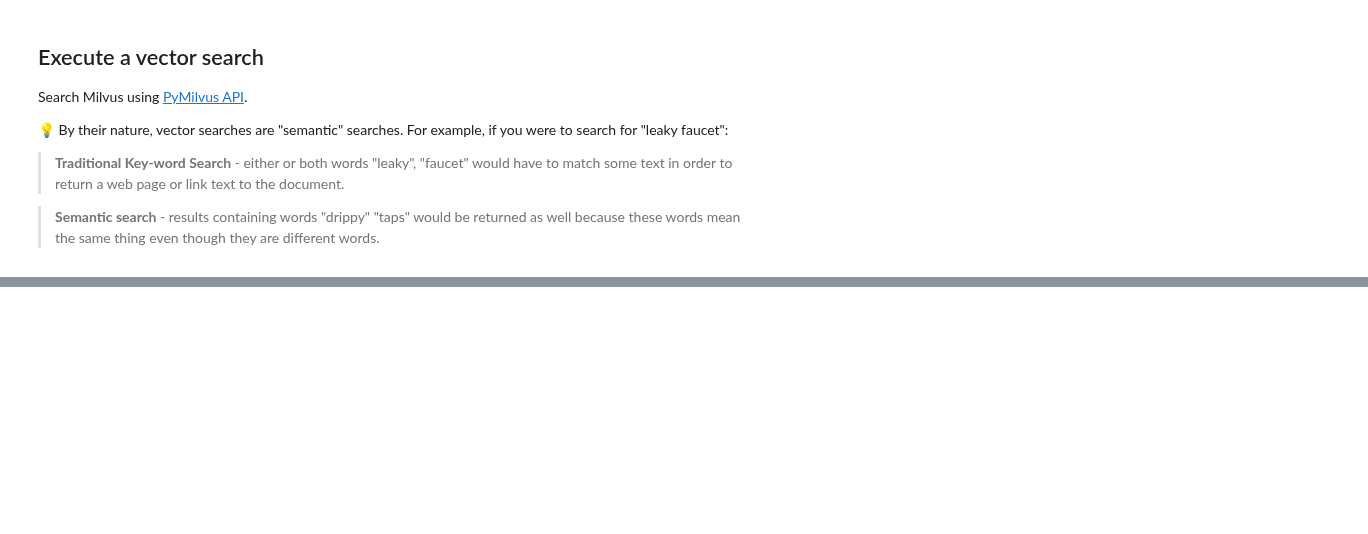
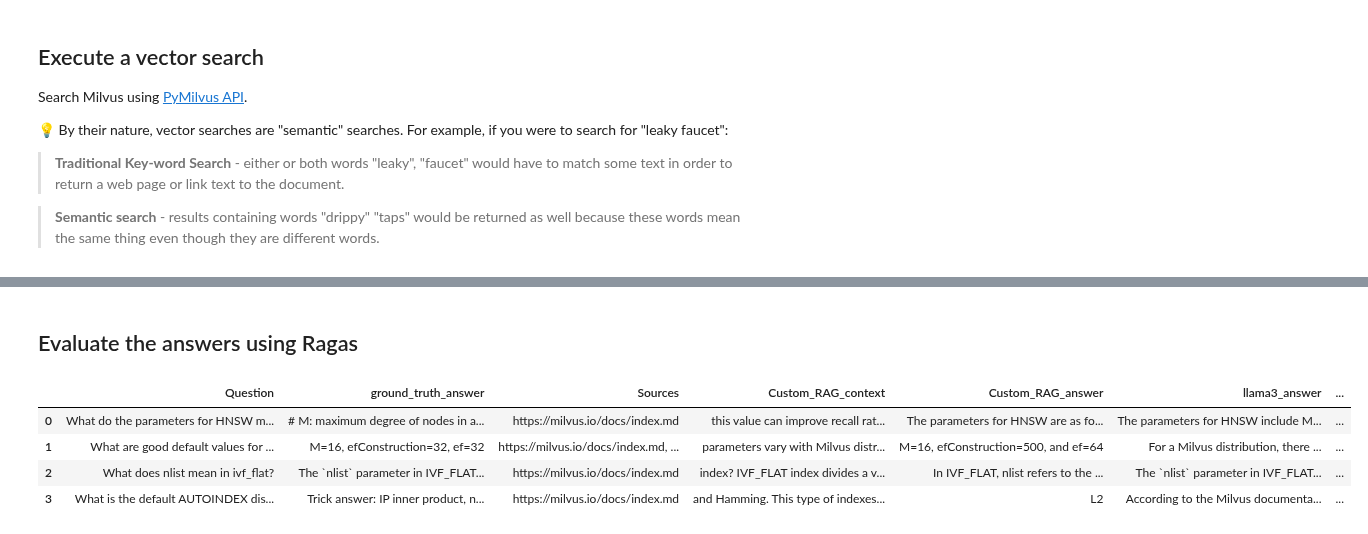
Before and after one commit to AKJUS/bootcamp, a Jupyter notebook: bootcamp/workshops/sfbayacm_april_24_2024.ipynb, the cells around one changed output, grey strips where cells are left out. Drawn from its saved outputs; the diff is of its cells as text; code cells hidden in the pictures; blank space fills up the shorter version.

```diff
--- a/bootcamp/workshops/sfbayacm_april_24_2024.ipynb
+++ b/bootcamp/workshops/sfbayacm_april_24_2024.ipynb
@@ -1090,0 +1050,26 @@ pprint.pprint(message.content[0].text.replace('\n', ' '))
+# %% [markdown]
+## Evaluate the answers using Ragas
+# %%
+import os, sys
+import pandas as pd
+import numpy as np
+
+# Import custom functions for evaluation.
+sys.path.append("../Integration")
+import eval_ragas as _eval_ragas
+
+# Get the current working directory.
+cwd = os.getcwd()
+relative_path = '/../Evaluation/data/ground_truth_answers.csv'
+file_path = cwd + relative_path
+# print(f"file_path: {file_path}")
+
+# Read ground truth answers from file.
+eval_df = pd.read_csv(file_path, header=0, skip_blank_lines=True)
+display(eval_df.head())
+# %% [output]
+|  | Question | ground_truth_answer | Sources | Custom_RAG_context | Custom_RAG_answer | llama3_answer | ... |
+| 0 | What do the parameters for HNSW m... | # M: maximum degree of nodes in a... | https://milvus.io/docs/index.md | this value can improve recall rat... | The parameters for HNSW are as fo... | The parameters for HNSW include M... | ... |
+| 1 | What are good default values for ... | M=16, efConstruction=32, ef=32 | https://milvus.io/docs/index.md, ... | parameters vary with Milvus distr... | M=16, efConstruction=500, and ef=64 | For a Milvus distribution, there ... | ... |
+| 2 | What does nlist mean in ivf_flat? | The `nlist` parameter in IVF_FLAT... | https://milvus.io/docs/index.md | index? IVF_FLAT index divides a v... | In IVF_FLAT, nlist refers to the ... | The `nlist` parameter in IVF_FLAT... | ... |
+| 3 | What is the default AUTOINDEX dis... | Trick answer: IP inner product, n... | https://milvus.io/docs/index.md | and Hamming. This type of indexes... | L2 | According to the Milvus documenta... | ... |
```
Also changed, not shown: parts of 75 cells of this notebook, 5 other files.
